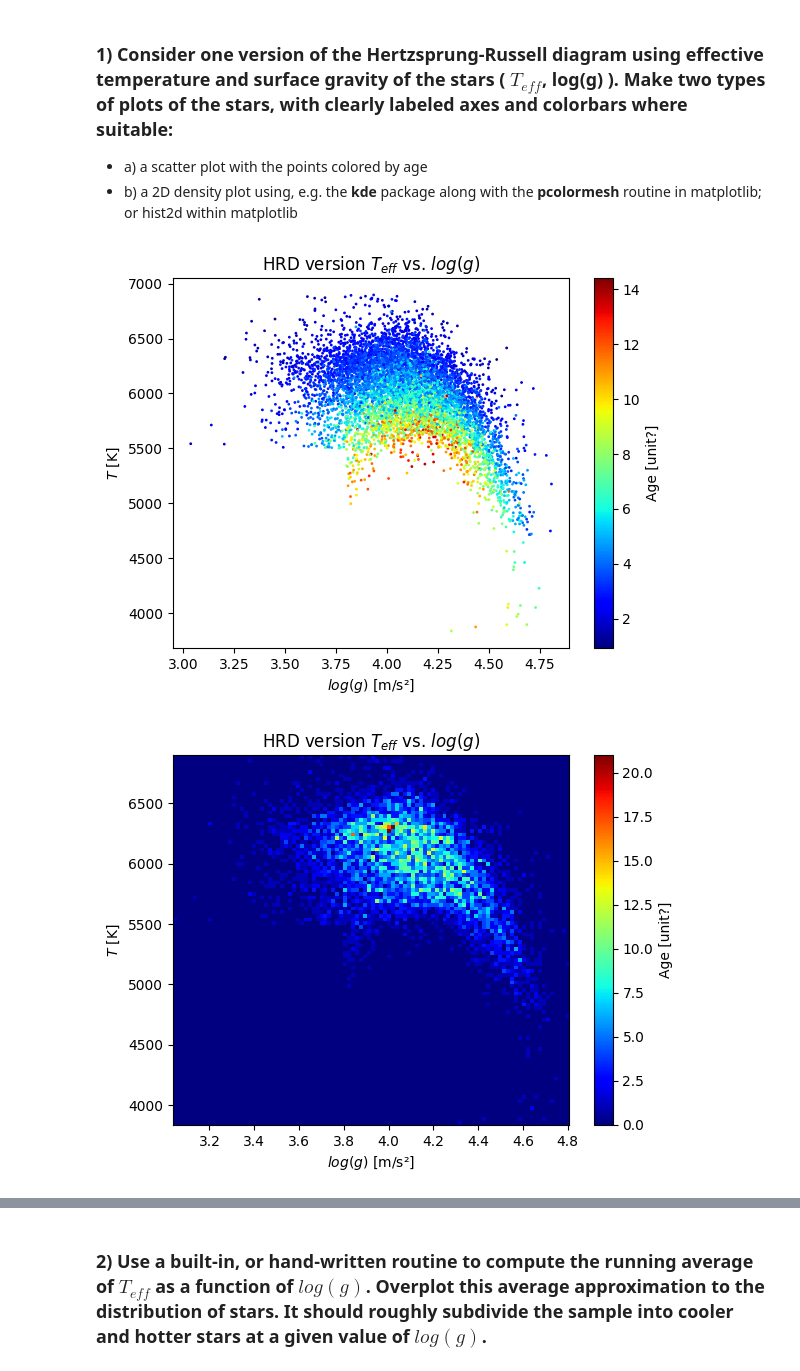
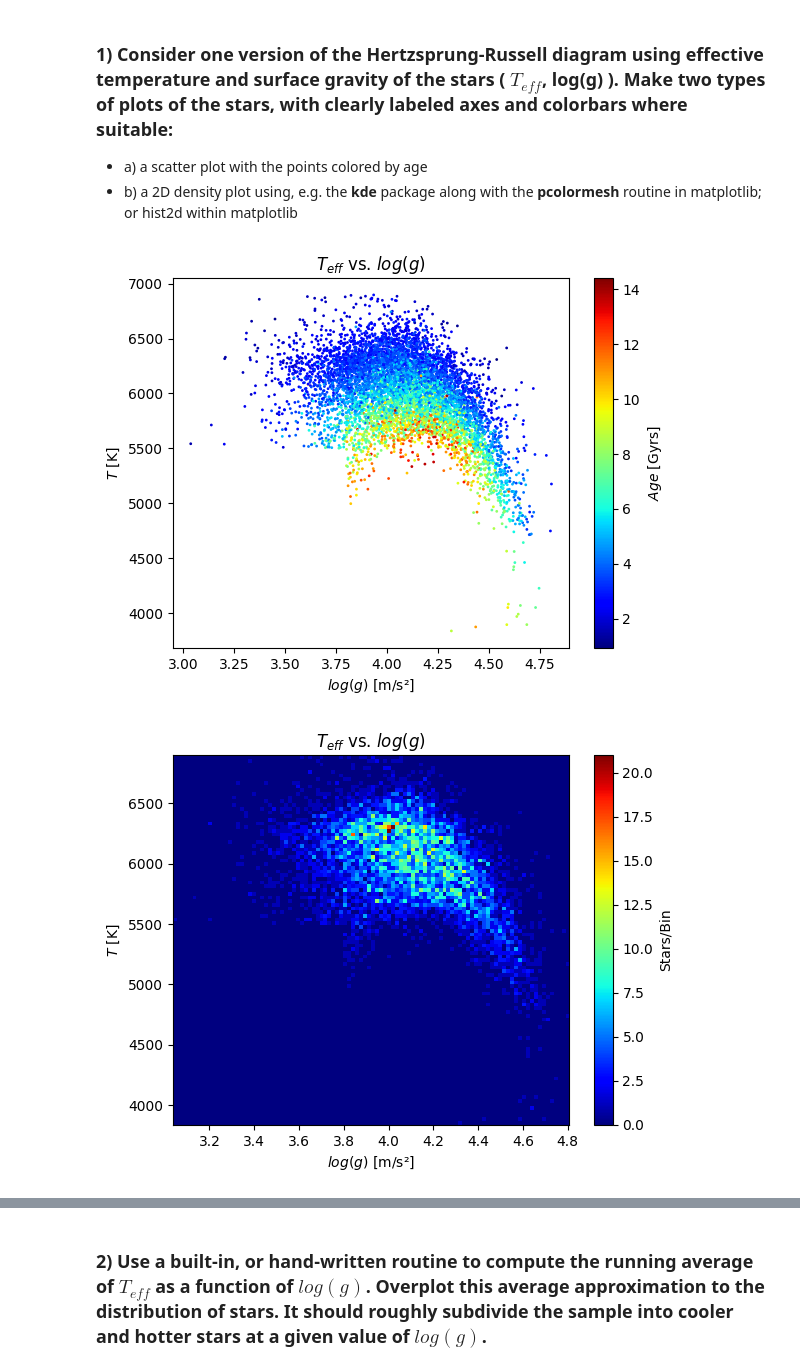
Before and after one commit to ThomasSchallar/NUM, a Jupyter notebook: Exercise Sheet 2.ipynb, the cells around one changed output, grey strips where cells are left out. Saved outputs shown, nothing was run; the diff lists cells and outputs as text; code cells hidden in the pictures.

```diff
--- a/Exercise Sheet 2.ipynb
+++ b/Exercise Sheet 2.ipynb
@@ -35,24 +35,24 @@ afe = stars['f']['__alpha_fe_']  #[Alpha/Fe], logarithmic relative abundance of
 # %%
 plt.figure()
 sc= plt.scatter( logg, teff, s=1, c=age, cmap='jet' )
 cbar= plt.colorbar( sc )
-cbar.set_label( 'Age [unit?]' )
-plt.title( 'HRD version $T_{eff}$ vs. $log(g)$' )
+cbar.set_label( '$Age$ [Gyrs]' )
+plt.title( '$T_{eff}$ vs. $log(g)$' )
 plt.xlabel( '$log(g)$ [m/s²]' )
 plt.ylabel( '$T$ [K]' )
 plt.show()
 # %% [output]
-[figure, old version]
+[figure, new version]
 # %%
 plt.figure()
 counts, xedges, yedges, img= plt.hist2d( logg, teff, bins=100, cmap='jet' )
-plt.colorbar( label='Age [unit?]' )
-plt.title( 'HRD version $T_{eff}$ vs. $log(g)$' )
+plt.colorbar( label='Stars/Bin' )
+plt.title( '$T_{eff}$ vs. $log(g)$' )
 plt.xlabel( '$log(g)$ [m/s²]' )
 plt.ylabel( '$T$ [K]' )
 plt.show()
 # %% [output]
-[figure, old version]
+[figure, new version]
 # %%
 from scipy.stats import gaussian_kde
 
```
Also changed, not shown: parts of 3 cells of this notebook.
